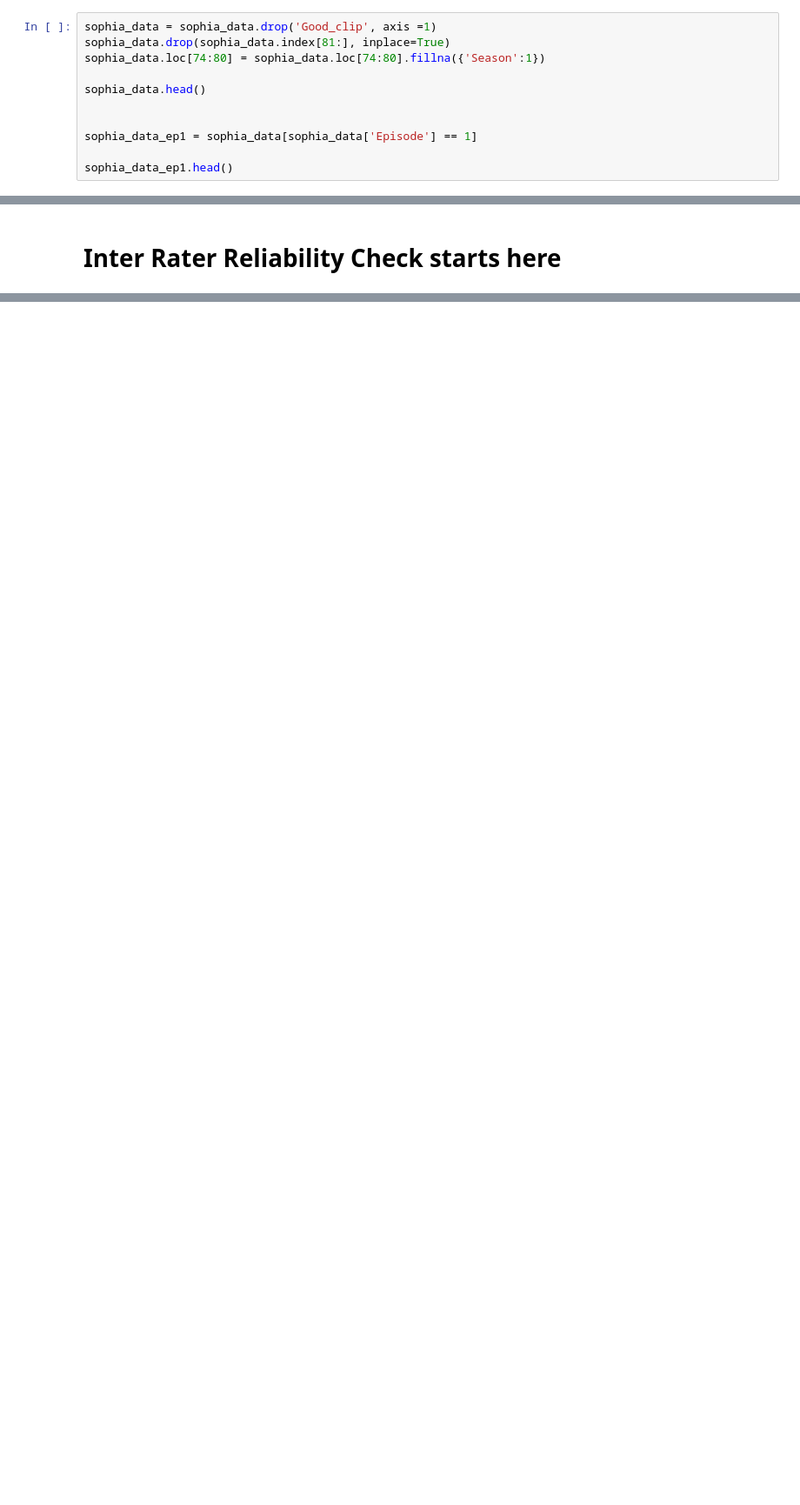
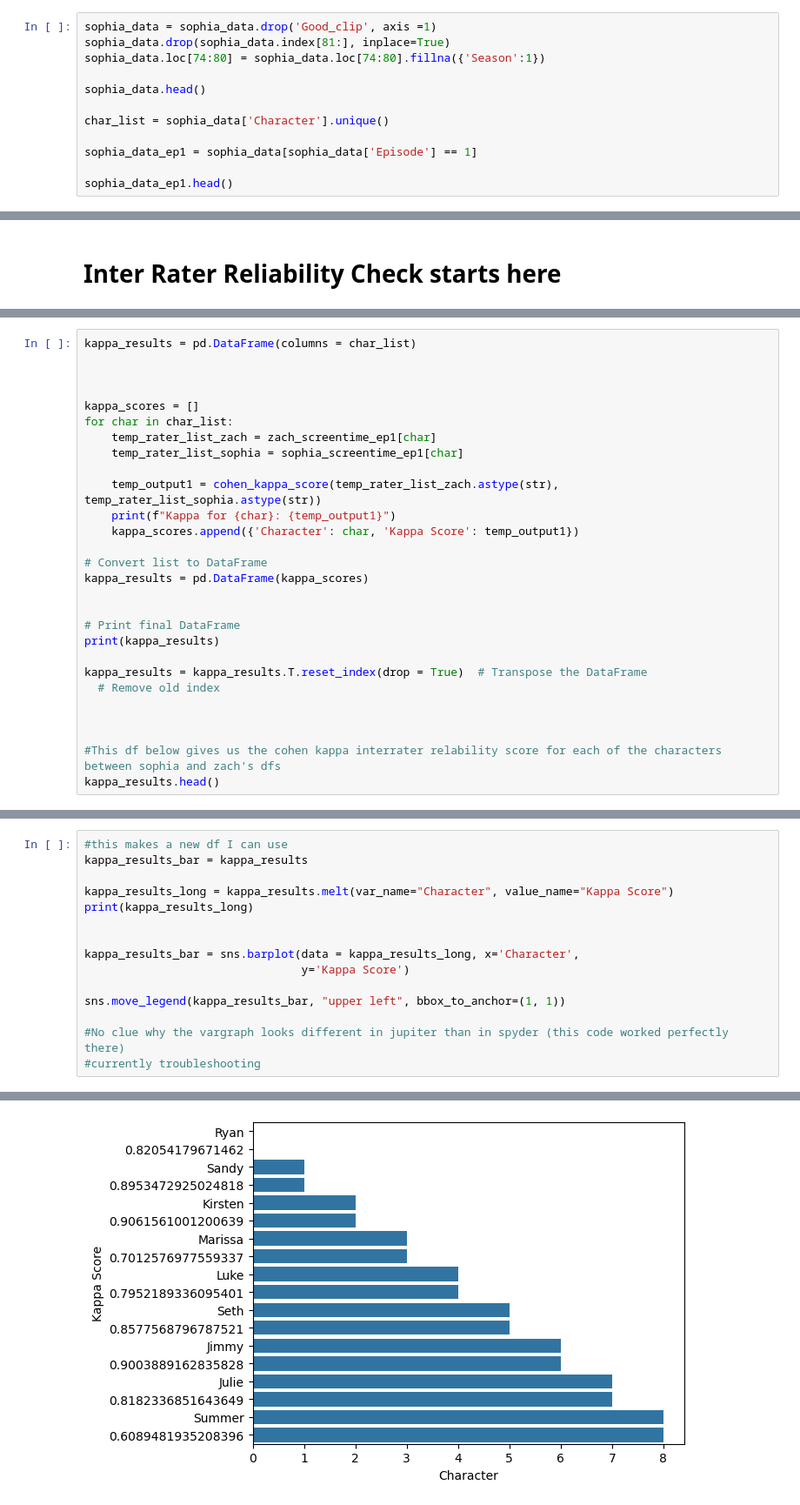
Before and after one commit to hspopal/ocean, a Jupyter notebook: code/InterraterTesting.ipynb, the cells around one changed output, grey strips where cells are left out. Shown: that part at 87% size. Saved outputs shown, nothing was run; the diff lists cells and outputs as text; blank space fills up the shorter version.

Commit message:
Add files via upload
Troubleshooting graph

```diff
--- a/code/InterraterTesting.ipynb
+++ b/code/InterraterTesting.ipynb
@@ -33,6 +33,7 @@ sophia_data.loc[74:80] = sophia_data.loc[74:80].fillna({'Season':1})
 
 sophia_data.head()
 
+char_list = sophia_data['Character'].unique()
 
 sophia_data_ep1 = sophia_data[sophia_data['Episode'] == 1]
 
@@ -260,0 +243,28 @@ ValueError: unknown is not supported
+# %%
+kappa_results = pd.DataFrame(columns = char_list)
+
+
+
+kappa_scores = []
+for char in char_list:
+    temp_rater_list_zach = zach_screentime_ep1[char]
+    temp_rater_list_sophia = sophia_screentime_ep1[char]
+
+    temp_output1 = cohen_kappa_score(temp_rater_list_zach.astype(str), temp_rater_list_sophia.astype(str))
+    print(f"Kappa for {char}: {temp_output1}")
+    kappa_scores.append({'Character': char, 'Kappa Score': temp_output1})
+
+# Convert list to DataFrame
+kappa_results = pd.DataFrame(kappa_scores)
+
+
+# Print final DataFrame
+print(kappa_results)
+
+kappa_results = kappa_results.T.reset_index(drop = True)  # Transpose the DataFrame
+  # Remove old index
+
+
+
+#This df below gives us the cohen kappa interrater relability score for each of the characters between sophia and zach's dfs
+kappa_results.head()
@@ -260,0 +296,16 @@ ValueError: unknown is not supported
+# %%
+#this makes a new df I can use
+kappa_results_bar = kappa_results
+
+kappa_results_long = kappa_results.melt(var_name="Character", value_name="Kappa Score")
+print(kappa_results_long)
+
+
+kappa_results_bar = sns.barplot(data = kappa_results_long, x='Character',
+                                y='Kappa Score')
+
+sns.move_legend(kappa_results_bar, "upper left", bbox_to_anchor=(1, 1))
+
+#No clue why the vargraph looks different in jupiter than in spyder (this code worked perfectly there)
+#currently troubleshooting
+# %% [output]
@@ -260,0 +332 @@ ValueError: unknown is not supported
+[figure, added]
```
Also changed, not shown: parts of 7 cells of this notebook.
